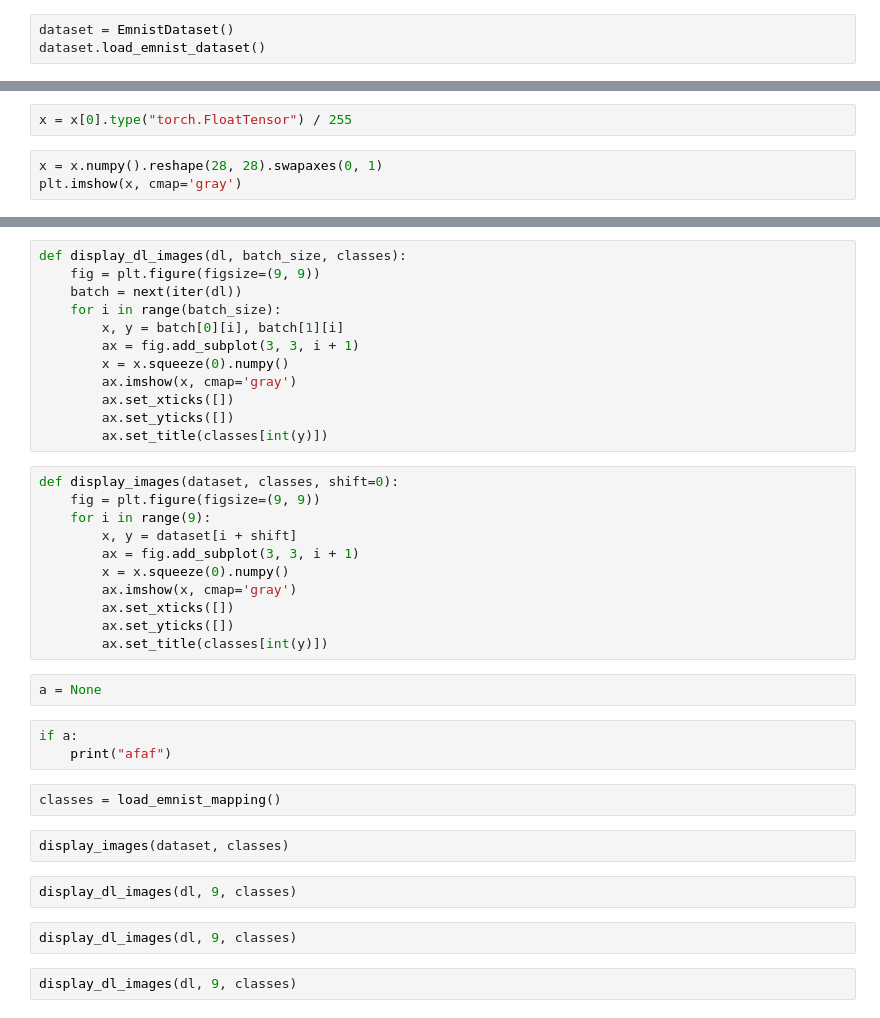
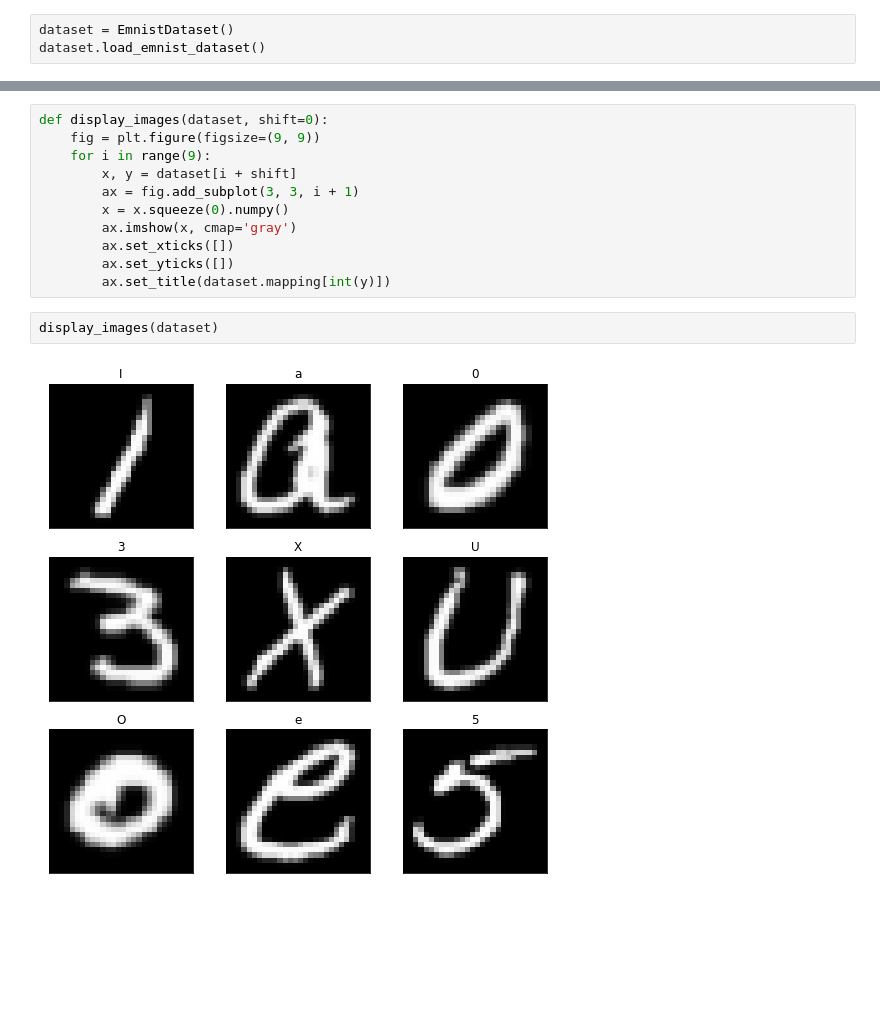
Before and after one commit to aktersnurra/text-recognizer, a Jupyter notebook: src/notebooks/01-look-at-emnist.ipynb, the cells around one changed output, grey strips where cells are left out. Saved outputs shown, nothing was run; the diff lists cells and outputs as text; blank space fills up the shorter version.

```diff
--- a/src/notebooks/01-look-at-emnist.ipynb
+++ b/src/notebooks/01-look-at-emnist.ipynb
@@ -89,5 +18,0 @@ x[0]
-# %%
-x = x[0].type("torch.FloatTensor") / 255
-# %%
-x = x.numpy().reshape(28, 28).swapaxes(0, 1)
-plt.imshow(x, cmap='gray')
@@ -98,38 +26,15 @@ classes = load_emnist_mapping()
 # %%
-def display_dl_images(dl, batch_size, classes):
+def display_images(dataset, shift=0):
     fig = plt.figure(figsize=(9, 9))
-    batch = next(iter(dl))
-    for i in range(batch_size):
-        x, y = batch[0][i], batch[1][i]
+    for i in range(9):
+        x, y = dataset[i + shift]
         ax = fig.add_subplot(3, 3, i + 1)
         x = x.squeeze(0).numpy()
         ax.imshow(x, cmap='gray')
         ax.set_xticks([])
         ax.set_yticks([])
-        ax.set_title(classes[int(y)])
+        ax.set_title(dataset.mapping[int(y)])
-# %%
-def display_images(dataset, classes, shift=0):
-    fig = plt.figure(figsize=(9, 9))
-    for i in range(9):
-        x, y = dataset[i + shift]
-        ax = fig.add_subplot(3, 3, i + 1)
-        x = x.squeeze(0).numpy()
-        ax.imshow(x, cmap='gray')
-        ax.set_xticks([])
-        ax.set_yticks([])
-        ax.set_title(classes[int(y)])
-# %%
-a = None
-# %%
-if a:
-    print("afaf")
-# %%
-classes = load_emnist_mapping()
 # %%
-display_images(dataset, classes)
+display_images(dataset)
+# %% [output]
+[figure, added]
-# %%
-display_dl_images(dl, 9, classes)
-# %%
-display_dl_images(dl, 9, classes)
-# %%
-display_dl_images(dl, 9, classes)
```
Also changed, not shown: parts of 19 cells of this notebook, 4 other files.
